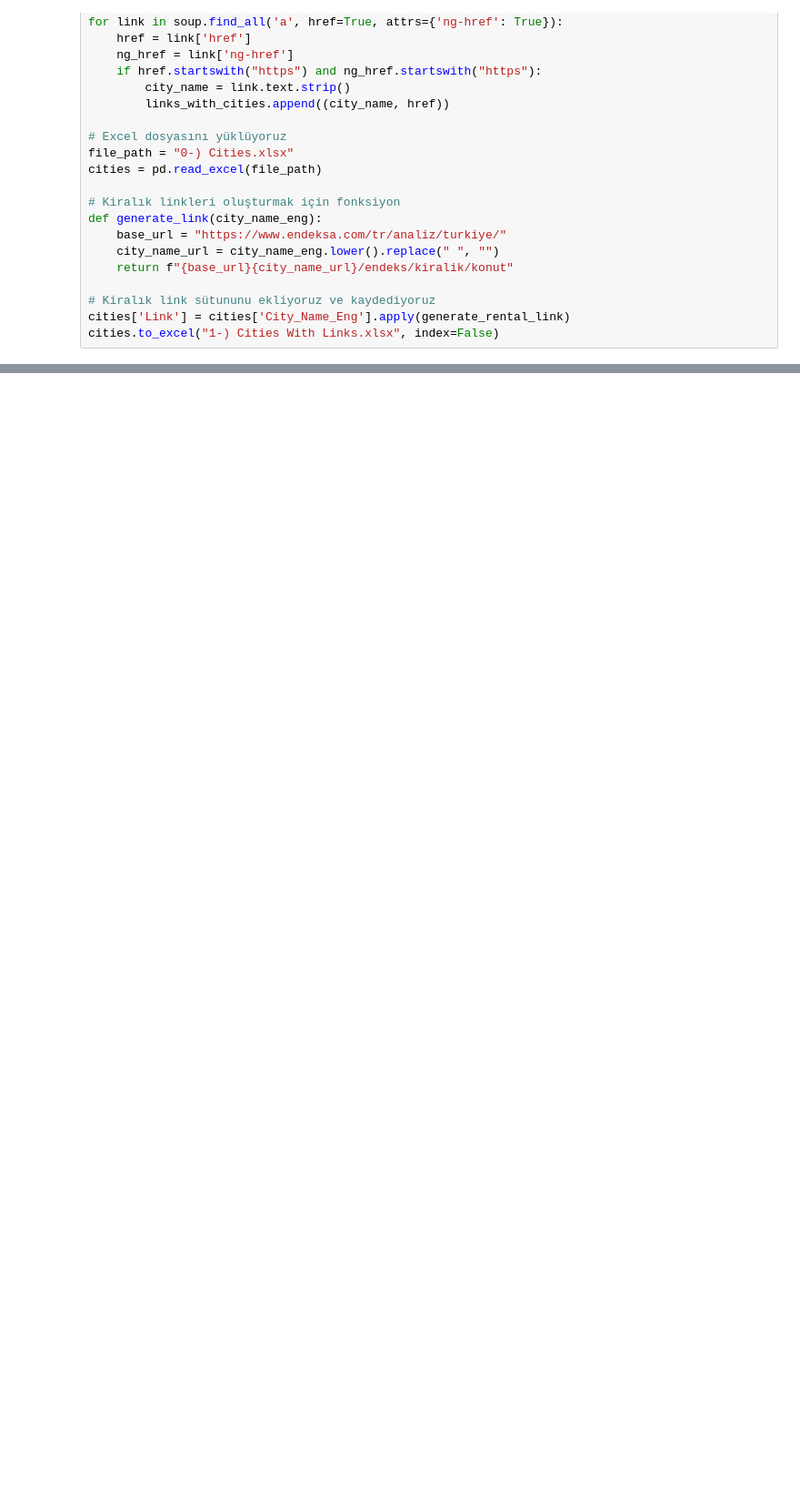
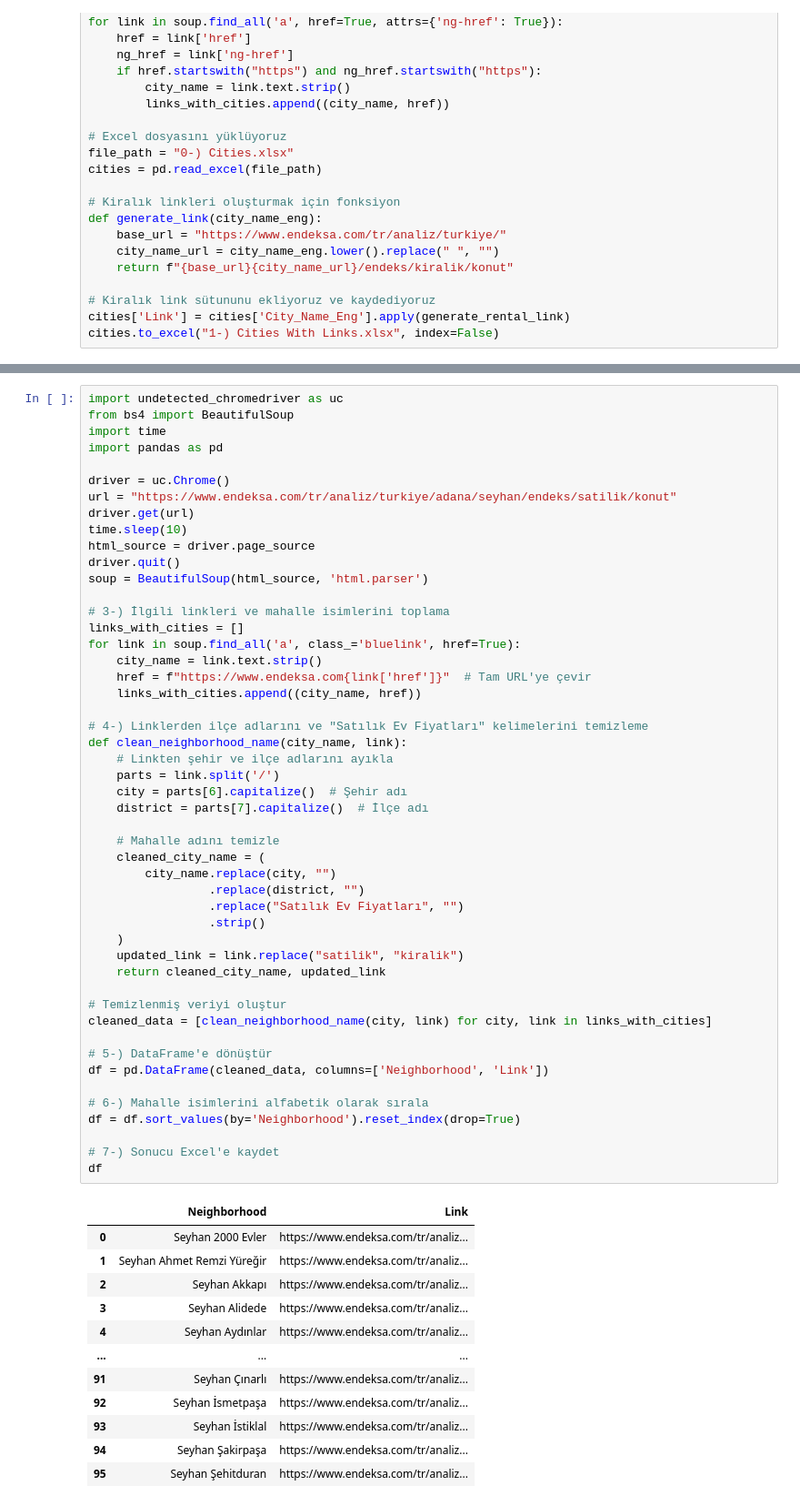
Before and after one commit to oguzoztekin/Endeksa-Scrap, a Jupyter notebook: Deneme.ipynb, the cells around one changed output, grey strips where cells are left out. Shown at 91% size. Saved outputs shown, nothing was run; the diff lists cells and outputs as text; blank space fills up the shorter version.

```diff
--- a/Deneme.ipynb
+++ b/Deneme.ipynb
@@ -97,0 +148,62 @@ links_with_cities
+# %%
+import undetected_chromedriver as uc
+from bs4 import BeautifulSoup
+import time
+import pandas as pd
+
+driver = uc.Chrome()
+url = "https://www.endeksa.com/tr/analiz/turkiye/adana/seyhan/endeks/satilik/konut"
+driver.get(url)
+time.sleep(10)
+html_source = driver.page_source
+driver.quit()
+soup = BeautifulSoup(html_source, 'html.parser')
+
+# 3-) İlgili linkleri ve mahalle isimlerini toplama
+links_with_cities = []
+for link in soup.find_all('a', class_='bluelink', href=True):
+    city_name = link.text.strip()
+    href = f"https://www.endeksa.com{link['href']}"  # Tam URL'ye çevir
+    links_with_cities.append((city_name, href))
+
+# 4-) Linklerden ilçe adlarını ve "Satılık Ev Fiyatları" kelimelerini temizleme
+def clean_neighborhood_name(city_name, link):
+    # Linkten şehir ve ilçe adlarını ayıkla
+    parts = link.split('/')
+    city = parts[6].capitalize()  # Şehir adı
+    district = parts[7].capitalize()  # İlçe adı
+
+    # Mahalle adını temizle
+    cleaned_city_name = (
+        city_name.replace(city, "")
+                 .replace(district, "")
+                 .replace("Satılık Ev Fiyatları", "")
+                 .strip()
+    )
+    updated_link = link.replace("satilik", "kiralik")
+    return cleaned_city_name, updated_link
+
+# Temizlenmiş veriyi oluştur
+cleaned_data = [clean_neighborhood_name(city, link) for city, link in links_with_cities]
+
+# 5-) DataFrame'e dönüştür
+df = pd.DataFrame(cleaned_data, columns=['Neighborhood', 'Link'])
+
+# 6-) Mahalle isimlerini alfabetik olarak sırala
+df = df.sort_values(by='Neighborhood').reset_index(drop=True)
+
+# 7-) Sonucu Excel'e kaydet
+df
+# %% [output]
+|  | Neighborhood | Link |
+| 0 | Seyhan 2000 Evler | https://www.endeksa.com/tr/analiz... |
+| 1 | Seyhan Ahmet Remzi Yüreğir | https://www.endeksa.com/tr/analiz... |
+| 2 | Seyhan Akkapı | https://www.endeksa.com/tr/analiz... |
+| 3 | Seyhan Alidede | https://www.endeksa.com/tr/analiz... |
+| 4 | Seyhan Aydınlar | https://www.endeksa.com/tr/analiz... |
+| ... | ... | ... |
+| 91 | Seyhan Çınarlı | https://www.endeksa.com/tr/analiz... |
+| 92 | Seyhan İsmetpaşa | https://www.endeksa.com/tr/analiz... |
+| 93 | Seyhan İstiklal | https://www.endeksa.com/tr/analiz... |
+| 94 | Seyhan Şakirpaşa | https://www.endeksa.com/tr/analiz... |
+| 95 | Seyhan Şehitduran | https://www.endeksa.com/tr/analiz... |
```
Also changed, not shown: parts of 4 cells of this notebook, 2 other files.
